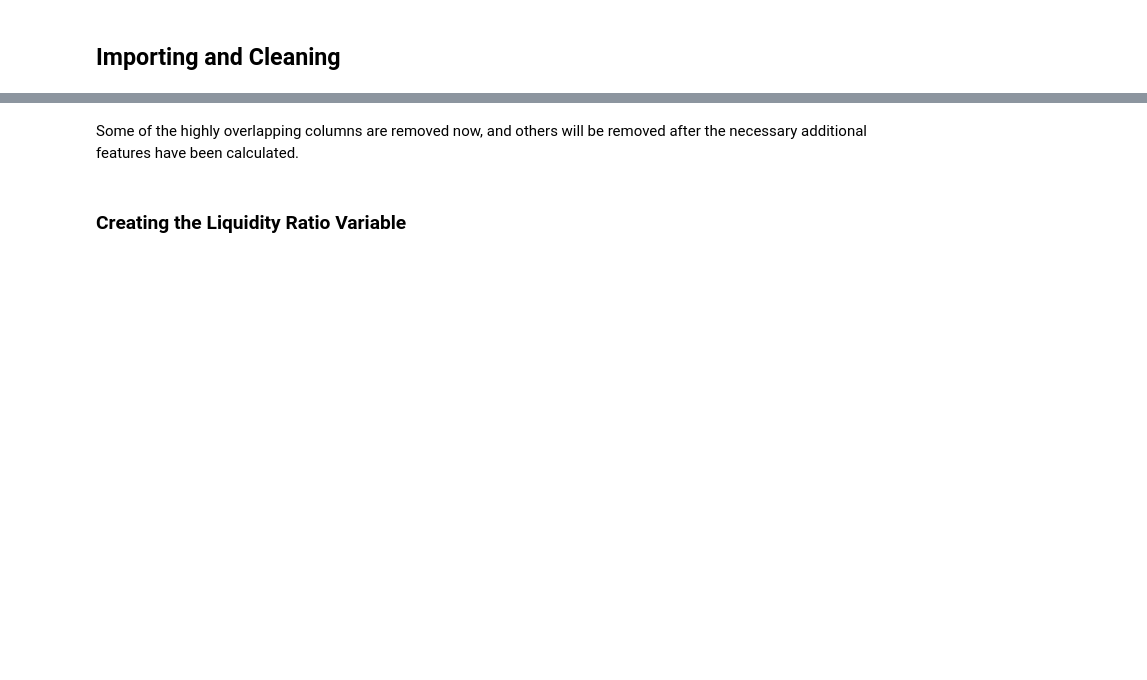
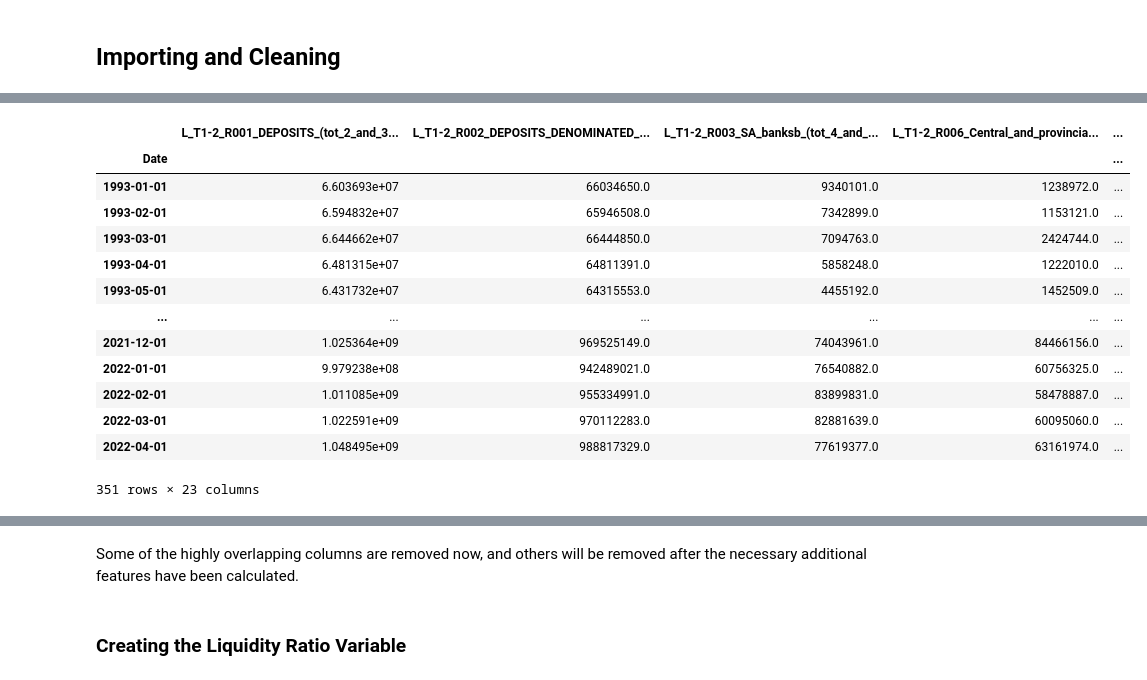
Before and after one commit to Jacques-rs/DS_PROJ, a Jupyter notebook: DS_PROJ_py.ipynb, the cells around one changed output, grey strips where cells are left out. Drawn from its saved outputs; the diff is of its cells as text; code cells hidden in the pictures; blank space fills up the shorter version.

```diff
--- a/DS_PROJ_py.ipynb
+++ b/DS_PROJ_py.ipynb
@@ -130,0 +402,7 @@ absa.head(1)
+# %%
+def filter_totals(df):
+    df = df.loc[df["Table"].str.contains("TOTAL"),:]
+    df = df.loc[df["Table"].str.contains("[(]total of items ", regex=True), :]
+    dups = df["Table"].str.replace(".*(R[0-9]{3}).*", regex=True, repl=r"\1").duplicated()
+    df = df.loc[~dups,:]
+    return(df)
@@ -130,0 +425,2 @@ absa.head(1)
+# %%
+absa = filter_totals(absa)
@@ -130,0 +443,14 @@ absa.head(1)
+# %%
+def reformat(df):
+    df = df.drop("Bank", axis=1)
+    df = df.set_index("Table").T
+    df.columns.name = None
+    df.index.name = "Date"
+    df.index = pd.to_datetime(df.index, format=" %YM%m")
+    df.columns = df.columns.str.replace(pat=" ", repl="_")
+    df.columns = df.columns.str.replace(pat="total_of_items", repl="tot")
+    df = df.apply(pd.to_numeric)
+
+    return(df)
+# %%
+absa = reformat(absa)
@@ -130,0 +464,17 @@ absa.head(1)
+# %%
+absa.iloc[:,absa.columns.str.startswith(("L_"))]
+# %% [output]
+|  | L_T1-2_R001_DEPOSITS_(tot_2_and_3... | L_T1-2_R002_DEPOSITS_DENOMINATED_... | L_T1-2_R003_SA_banksb_(tot_4_and_... | L_T1-2_R006_Central_and_provincia... | ... |
+| Date |  |  |  |  | ... |
+| 1993-01-01 | 6.603693e+07 | 66034650.0 | 9340101.0 | 1238972.0 | ... |
+| 1993-02-01 | 6.594832e+07 | 65946508.0 | 7342899.0 | 1153121.0 | ... |
+| 1993-03-01 | 6.644662e+07 | 66444850.0 | 7094763.0 | 2424744.0 | ... |
+| 1993-04-01 | 6.481315e+07 | 64811391.0 | 5858248.0 | 1222010.0 | ... |
+| 1993-05-01 | 6.431732e+07 | 64315553.0 | 4455192.0 | 1452509.0 | ... |
+| ... | ... | ... | ... | ... | ... |
+| 2021-12-01 | 1.025364e+09 | 969525149.0 | 74043961.0 | 84466156.0 | ... |
+| 2022-01-01 | 9.979238e+08 | 942489021.0 | 76540882.0 | 60756325.0 | ... |
+| 2022-02-01 | 1.011085e+09 | 955334991.0 | 83899831.0 | 58478887.0 | ... |
+| 2022-03-01 | 1.022591e+09 | 970112283.0 | 82881639.0 | 60095060.0 | ... |
+| 2022-04-01 | 1.048495e+09 | 988817329.0 | 77619377.0 | 63161974.0 | ... |
+351 rows × 23 columns
```
Also changed, not shown: parts of 74 cells of this notebook.
